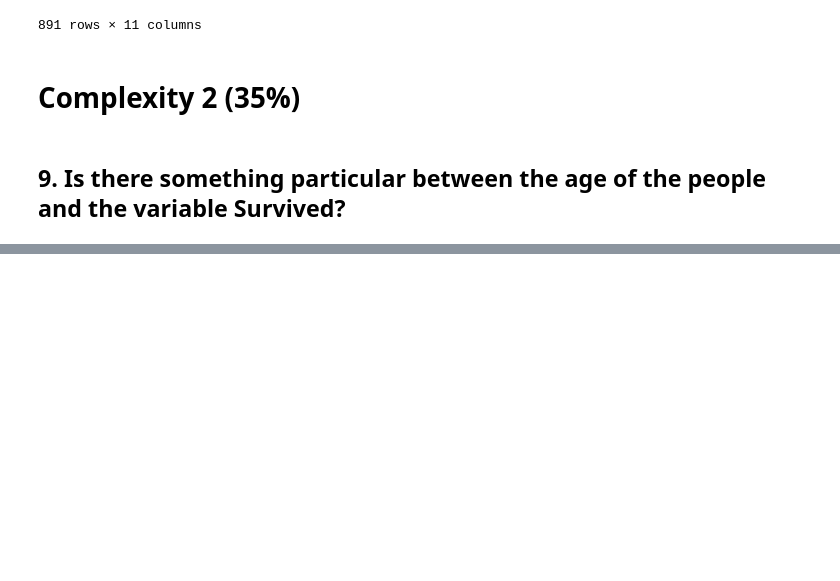
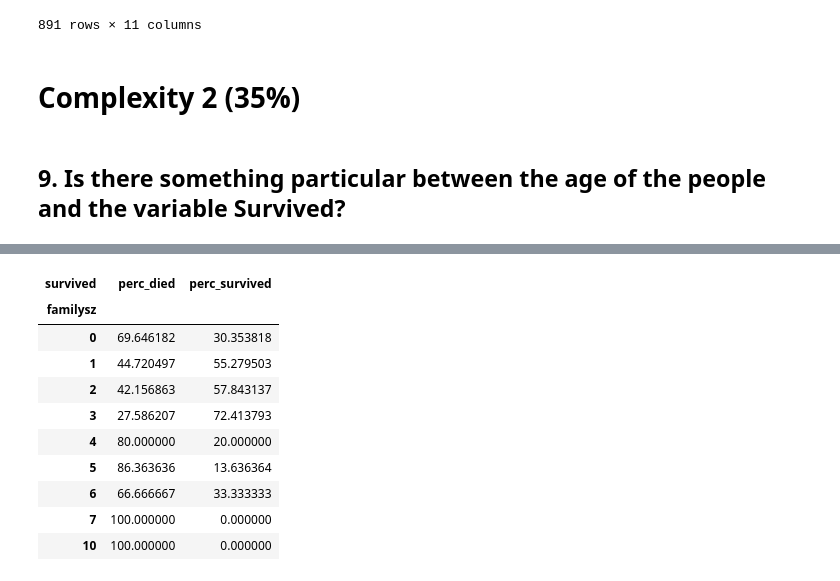
Before and after one commit to SebasGarcia08/titanic-kaggle, a Jupyter notebook: notebooks/complexity_2.ipynb, the cells around one changed output, grey strips where cells are left out. Saved outputs shown, nothing was run; the diff lists cells and outputs as text; code cells hidden in the pictures; blank space fills up the shorter version.

```diff
--- a/notebooks/complexity_2.ipynb
+++ b/notebooks/complexity_2.ipynb
@@ -46,0 +70,19 @@ df
+# %%
+counts =  pd.crosstab(
+     df['familysz'],
+     df['survived'].apply(lambda x : 'perc_survived' if bool(x) else 'perc_died'),
+     normalize='index'
+) * 100
+counts
+# %% [output]
+| survived | perc_died | perc_survived |
+| familysz |  |  |
+| 0 | 69.646182 | 30.353818 |
+| 1 | 44.720497 | 55.279503 |
+| 2 | 42.156863 | 57.843137 |
+| 3 | 27.586207 | 72.413793 |
+| 4 | 80.000000 | 20.000000 |
+| 5 | 86.363636 | 13.636364 |
+| 6 | 66.666667 | 33.333333 |
+| 7 | 100.000000 | 0.000000 |
+| 10 | 100.000000 | 0.000000 |
```
Also changed, not shown: parts of 20 cells of this notebook, 4 other files.
